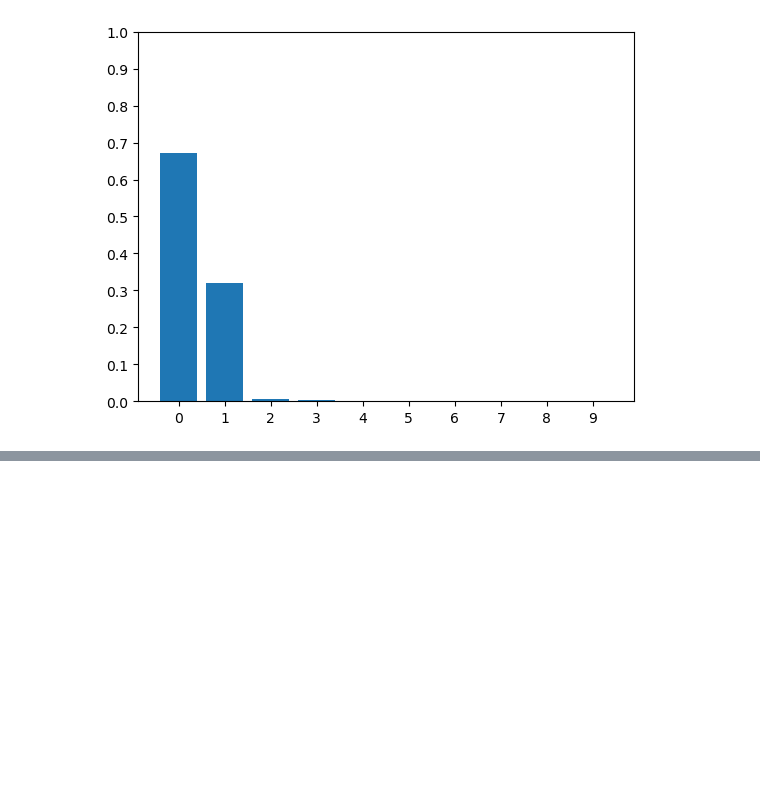
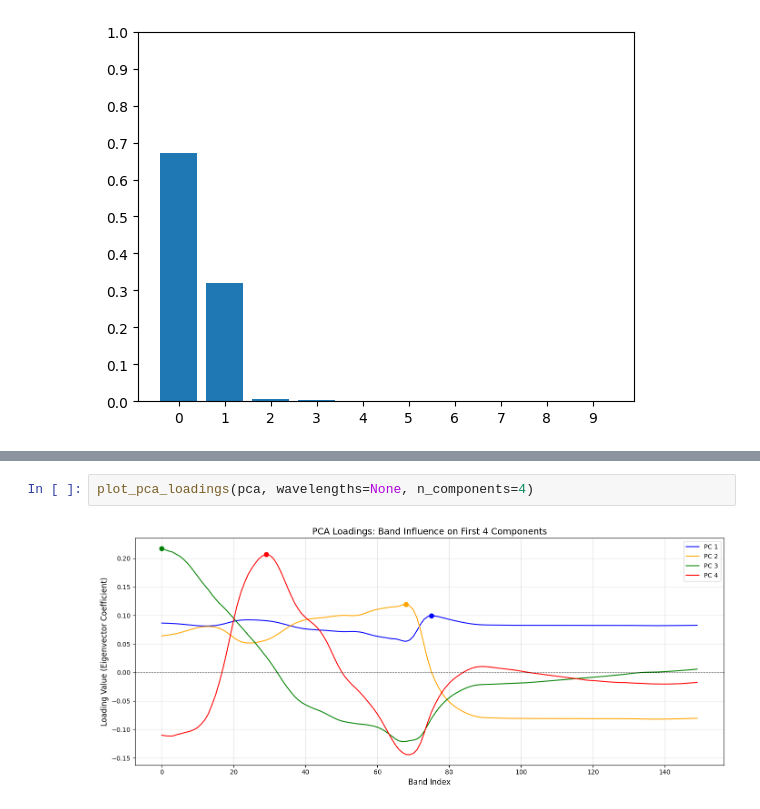
Before and after one commit to igorkotlarz1/io-hyperview-challenge, a Jupyter notebook: Code/insights_pca.ipynb, the cells around one changed output, grey strips where cells are left out. Saved outputs shown, nothing was run; the diff lists cells and outputs as text; blank space fills up the shorter version.

```diff
--- a/Code/insights_pca.ipynb
+++ b/Code/insights_pca.ipynb
@@ -130,0 +177,4 @@ plt.show()
+# %%
+plot_pca_loadings(pca, wavelengths=None, n_components=4)
+# %% [output]
+[figure, added]
```
Also changed, not shown: parts of 5 cells of this notebook.
